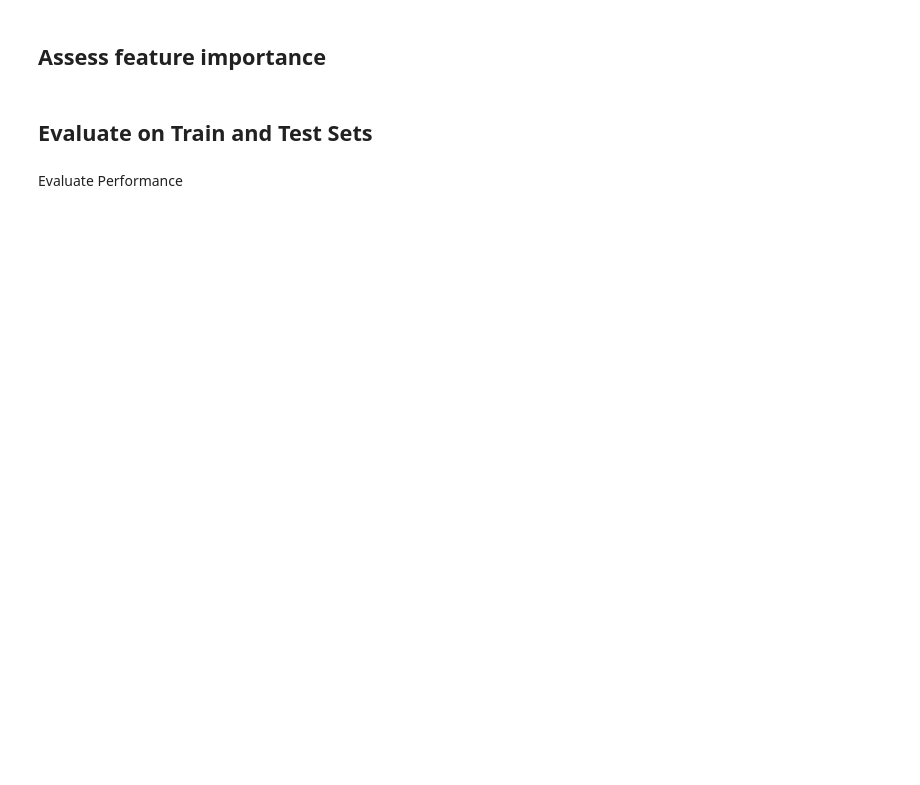
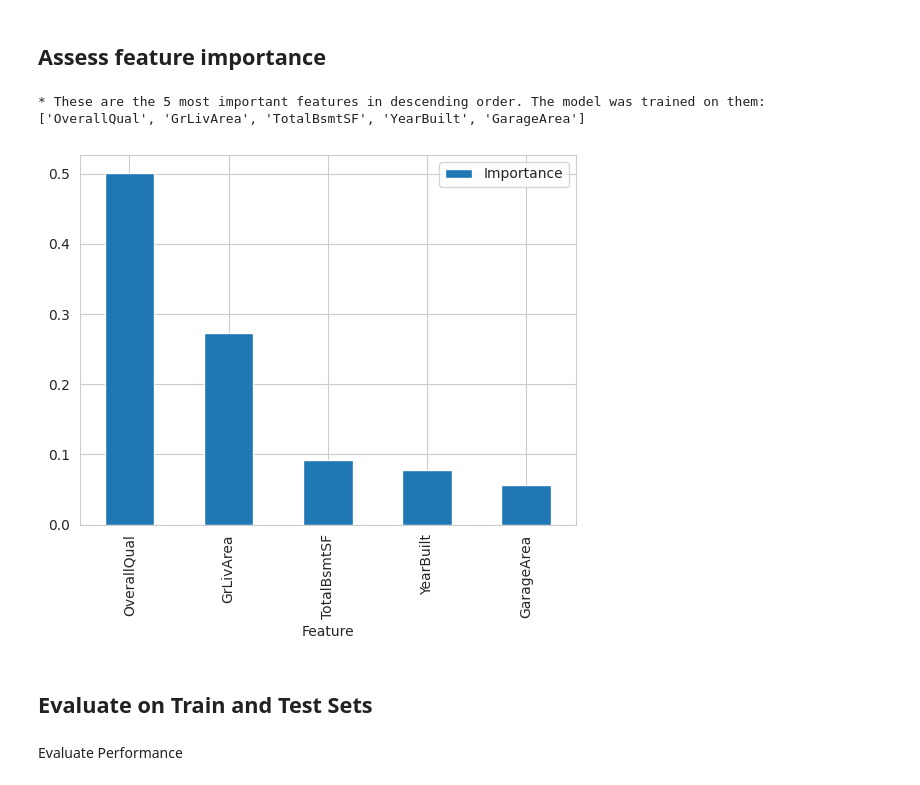
Before and after one commit to rimanfarhood/HeritageHousing, a Jupyter notebook: jupyter_notebooks/05 - Modeling and Evaluation - Predict SalePrice.ipynb, the cells around one changed output. Cells and saved outputs as stored; diff of their text form; code cells hidden in the pictures; blank space fills up the shorter version.

```diff
--- a/jupyter_notebooks/05 - Modeling and Evaluation - Predict SalePrice.ipynb
+++ b/jupyter_notebooks/05 - Modeling and Evaluation - Predict SalePrice.ipynb
@@ -81,10 +94,10 @@ from sklearn.ensemble import ExtraTreesRegressor
 def PipelineOptimization(model):
     pipeline_base = Pipeline([
 
-        ("OrdinalCategoricalEncoder", OrdinalEncoder(encoding_method='arbitrary',
-                                                     variables=['KitchenQual', 'GarageFinish', 'BsmtFinType1', 'BsmtExposure'])),
+        #("OrdinalCategoricalEncoder", OrdinalEncoder(encoding_method='arbitrary',
+           #                                          variables=['KitchenQual', 'GarageFinish', 'BsmtFinType1', 'BsmtExposure'])),
 
-        ("YeoJohnsonTransformer", vt.YeoJohnsonTransformer(variables=['1stFlrSF', 'GrLivArea', 'LotArea', 'LotFrontage'])),
+        #("YeoJohnsonTransformer", vt.YeoJohnsonTransformer(variables=['1stFlrSF', 'GrLivArea', 'LotArea', 'LotFrontage'])),
 
         ("SmartCorrelatedSelection", SmartCorrelatedSelection(variables=None, method="spearman", threshold=0.6, selection_method="variance")),
 
@@ -223,5 +246,17 @@ params_search = {
+# %%
+models_search = {
+    "ExtraTreesRegressor": ExtraTreesRegressor(random_state=0),
+}
+
+params_search = {
+    "ExtraTreesRegressor":{
+        'model__n_estimators': [7],
+        'model__max_depth': [7],
+        'model__min_samples_split': [7],
+    }
+}
 # %% [markdown]
 Extensive GridSearch CV
 # %%
 search = HyperparameterOptimizationSearch(models=models_search, params=params_search)
-search.fit(X_train, y_train, scoring = 'r2', n_jobs=-1, cv=5)
+search.fit(X_train, y_train, scoring = 'r2', n_jobs=-1, cv=6)
@@ -249,31 +308,35 @@ best_regressor_pipeline
 # %%
 import matplotlib.pyplot as plt
 import seaborn as sns
 sns.set_style('whitegrid')
 
 # after data cleaning and feature engineering, the features may have changes
 # how many data cleaning and feature engineering steps does your pipeline have?
-data_cleaning_feat_eng_steps = 3
+data_cleaning_feat_eng_steps = 1
 columns_after_data_cleaning_feat_eng = (Pipeline(best_regressor_pipeline.steps[:data_cleaning_feat_eng_steps])
                                         .transform(X_train)
                                         .columns)
 
 best_features = columns_after_data_cleaning_feat_eng[best_regressor_pipeline['feat_selection'].get_support(
 )].to_list()
 
 # create DataFrame to display feature importance
 df_feature_importance = (pd.DataFrame(data={
     'Feature': columns_after_data_cleaning_feat_eng[best_regressor_pipeline['feat_selection'].get_support()],
     'Importance': best_regressor_pipeline['model'].feature_importances_})
     .sort_values(by='Importance', ascending=False)
 )
 
 # Most important features statement and plot
 print(f"* These are the {len(best_features)} most important features in descending order. "
       f"The model was trained on them: \n{df_feature_importance['Feature'].to_list()}")
 
 df_feature_importance.plot(kind='bar', x='Feature', y='Importance')
 plt.show()
+# %% [output]
+* These are the 5 most important features in descending order. The model was trained on them:
+['OverallQual', 'GrLivArea', 'TotalBsmtSF', 'YearBuilt', 'GarageArea']
+[figure, added]
 # %% [markdown]
 ## Evaluate on Train and Test Sets
 # %%
```
Also changed, not shown: parts of 74 cells of this notebook, 19 other files.
